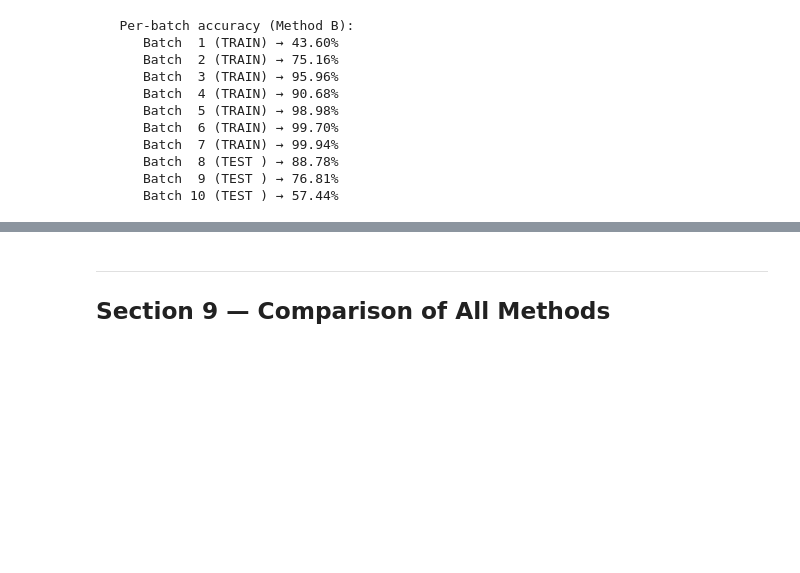
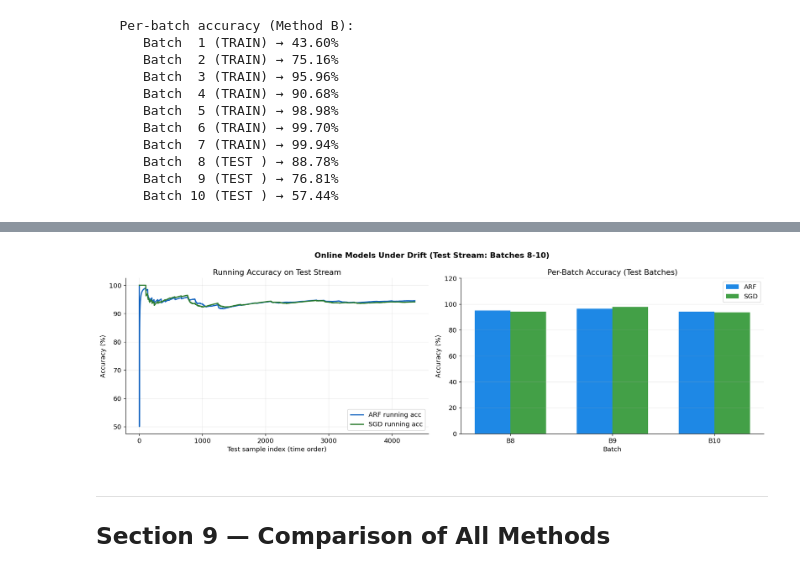
Before and after one commit to Randip-Randhawa/Gas_Sensor_Drift_Compensation, a Jupyter notebook: Gas_Sensor_Drift_Compensation (1).ipynb, the cells around one changed output, grey strips where cells are left out. Saved outputs shown, nothing was run; the diff lists cells and outputs as text; code cells hidden in the pictures; blank space fills up the shorter version.

Commit message:
added the adaptive random forest and sgd online models

```diff
--- a/Gas_Sensor_Drift_Compensation (1).ipynb
+++ b/Gas_Sensor_Drift_Compensation (1).ipynb
@@ -768,3 +899,43 @@ for b in ALL_BATCHES:
+# %%
+# Online model diagnostics: running accuracy and per-batch test accuracy
+fig, axes = plt.subplots(1, 2, figsize=(16, 5))
+fig.suptitle('Online Models Under Drift (Test Stream: Batches 8-10)', fontsize=13, fontweight='bold')
+
+# Running accuracy over the test stream
+ax = axes[0]
+ax.plot(np.arange(1, len(arf_running_acc)+1), np.array(arf_running_acc)*100,
+        color='#1565C0', lw=2, label='ARF running acc')
+ax.plot(np.arange(1, len(sgd_running_acc)+1), np.array(sgd_running_acc)*100,
+        color='#2E7D32', lw=2, label='SGD running acc')
+ax.set_title('Running Accuracy on Test Stream')
+ax.set_xlabel('Test sample index (time order)')
+ax.set_ylabel('Accuracy (%)')
+ax.grid(alpha=0.25)
+ax.legend()
+
+# Per-batch comparison on test batches only
+ax = axes[1]
+test_batch_labels = [f'B{b}' for b in TEST_BATCHES]
+x_pos = np.arange(len(TEST_BATCHES))
+bar_w = 0.35
+ax.bar(x_pos - bar_w/2, [pb_acc_arf_test[b]*100 for b in TEST_BATCHES], width=bar_w,
+       color='#1E88E5', label='ARF')
+ax.bar(x_pos + bar_w/2, [pb_acc_sgd_test[b]*100 for b in TEST_BATCHES], width=bar_w,
+       color='#43A047', label='SGD')
+ax.set_xticks(x_pos)
+ax.set_xticklabels(test_batch_labels)
+ax.set_ylim(0, 120)
+ax.set_title('Per-Batch Accuracy (Test Batches)')
+ax.set_xlabel('Batch')
+ax.set_ylabel('Accuracy (%)')
+ax.grid(axis='y', alpha=0.25)
+ax.legend()
+
+plt.tight_layout()
+plt.savefig('online_models_drift.png', bbox_inches='tight')
+plt.show()
+# %% [output]
+[figure, added]
 # %% [markdown]
 ---
 ##  Section 9 — Comparison of All Methods
```
Also changed, not shown: parts of 11 cells of this notebook.
